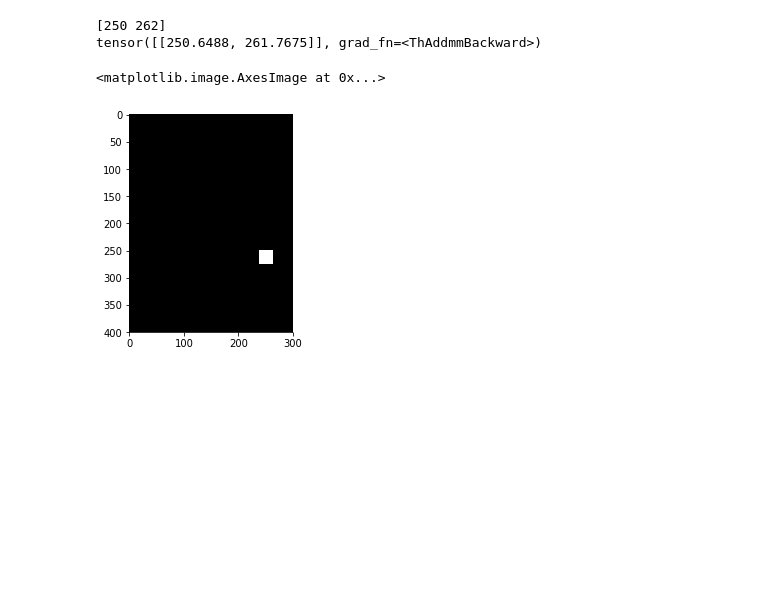
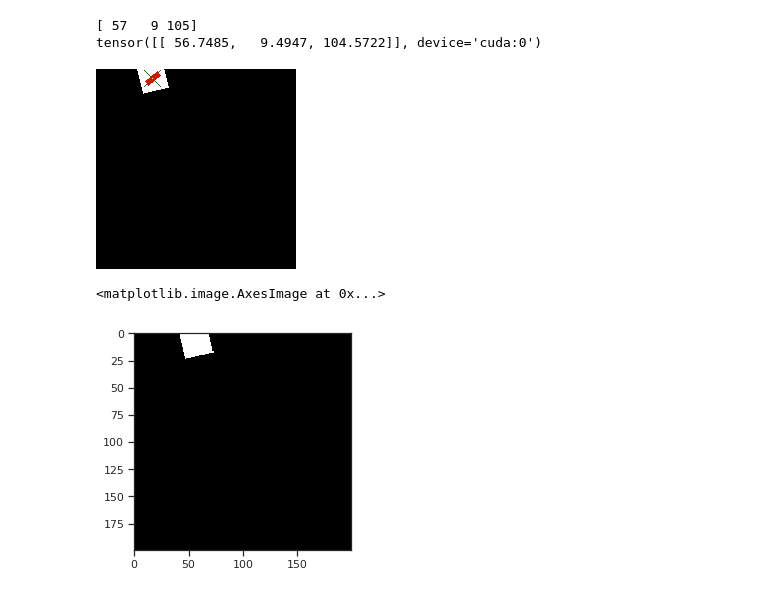
Before and after one commit to nouyang/platt2018, a Jupyter notebook: rcnn_depth/image generation.ipynb, the cells around one changed output. Saved outputs shown, nothing was run; the diff lists cells and outputs as text; code cells hidden in the pictures; blank space fills up the shorter version.

```diff
--- a/rcnn_depth/image generation.ipynb
+++ b/rcnn_depth/image generation.ipynb
@@ -231,20 +302,26 @@ truth label:
 # %%
 %matplotlib inline
 #im = Image.open("Mew.jpg")
-n = 2
+n = 12
+n = np.random.rand()*len(images)
+n = int(n)
 
 image = io.imread('./data/rect'+str(n)+'.png')
 image_tensor = torch.FloatTensor(image).permute(2, 0, 1) #PIL and torch expect difft orders
 coords = torch.FloatTensor(true_coords[n])
-output = model(image_tensor)
+with torch.no_grad():
+    output = model(image_tensor)
 
 print(true_coords[n])
 print(output)
+x,y,orient = output.cpu().numpy().flatten()
+imshow_coord(image, (x,y, orient))
 plt.imshow(image)
 # %% [output]
-[250 262]
-tensor([[250.6488, 261.7675]], grad_fn=<ThAddmmBackward>)
+[ 57   9 105]
+tensor([[ 56.7485,   9.4947, 104.5722]], device='cuda:0')
+[figure, new version]
 <matplotlib.image.AxesImage at 0x...>
-[figure, old version]
+[figure, added]
 # %%
 #img = Image.new('RGB', (300,400), 'gray')
```
Also changed, not shown: parts of 13 cells of this notebook, 4 other files.
